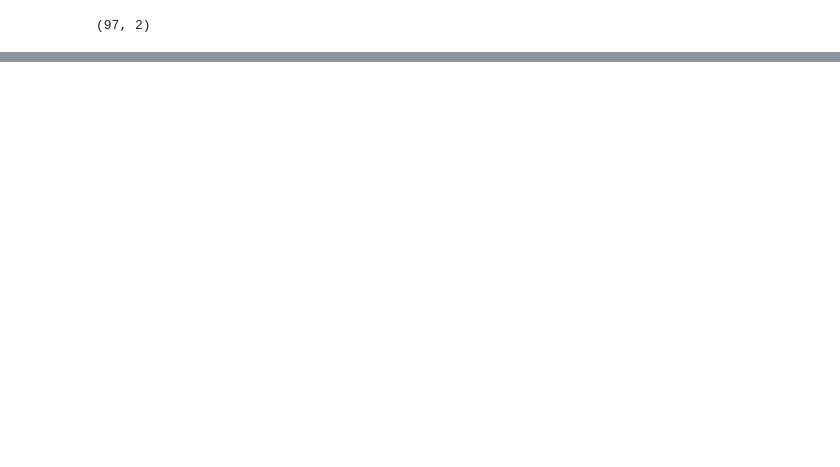
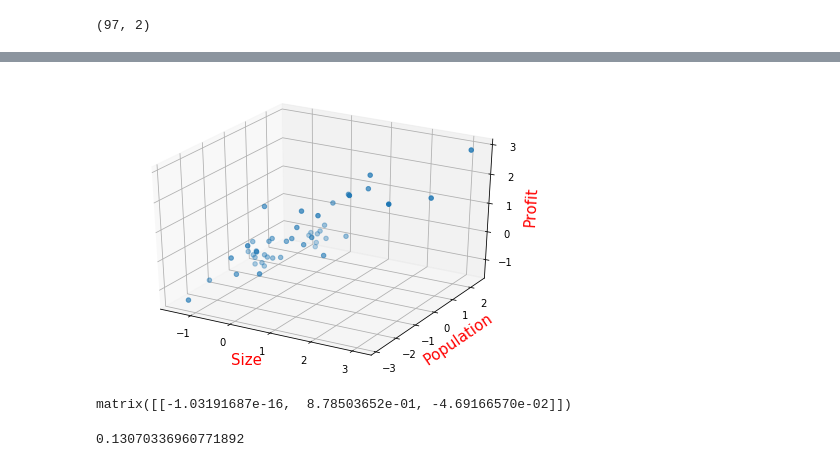
Before and after one commit to changsl231/LocalGithub, a Jupyter notebook: JupyterNotebook/Machine Learning/Andrew Ng/ex 1/ex1.ipynb, the cells around one changed output, grey strips where cells are left out. Drawn from its saved outputs; the diff is of its cells as text; code cells hidden in the pictures; blank space fills up the shorter version.

```diff
--- a/JupyterNotebook/Machine Learning/Andrew Ng/ex 1/ex1.ipynb
+++ b/JupyterNotebook/Machine Learning/Andrew Ng/ex 1/ex1.ipynb
@@ -61,0 +136,4 @@ X[1]
+# %%
+from mpl_toolkits.mplot3d import Axes3D  # 空间三维画图
+data2 = pd.read_csv('ex1data2.txt',header = None, names=['Size','Population', 'Profit'])#读取数据并赋予列名
+data3 = pd.read_csv('ex1data2.txt',header = None, names=['Size','Population', 'Profit'])
@@ -61,0 +149,8 @@ X[1]
+# %%
+#特征归一化
+#mean()是平均值，std()是标准差
+data2 = (data2 - data2.mean()) /data2.std()
+# %%
+#在训练集中添加一列，一边可使用向量化的解决方案来计算代价和梯度
+data2.insert(0,'Ones',1)
+data2.head()
@@ -61,0 +164,13 @@ X[1]
+# %%
+# 绘制散点图
+fig = plt.figure()
+ax = Axes3D(fig)
+ax.scatter(data2.iloc[:,1],data2.iloc[:,2],data2.iloc[:,3])
+
+# 添加坐标轴(顺序是Z, Y, X)
+ax.set_zlabel('Profit', fontdict={'size': 15, 'color': 'red'})
+ax.set_ylabel('Population', fontdict={'size': 15, 'color': 'red'})
+ax.set_xlabel('Size', fontdict={'size': 15, 'color': 'red'})
+plt.show()
+# %% [output]
+[figure, added]
@@ -61,0 +189,9 @@ X[1]
+# %%
+g2
+# %% [output]
+matrix([[-1.03191687e-16,  8.78503652e-01, -4.69166570e-02]])
+# %%
+# 得到模型误差
+computeCost(X2, y2, g2)
+# %% [output]
+0.13070336960771892
```
Also changed, not shown: parts of 37 cells of this notebook, 1 other file.
